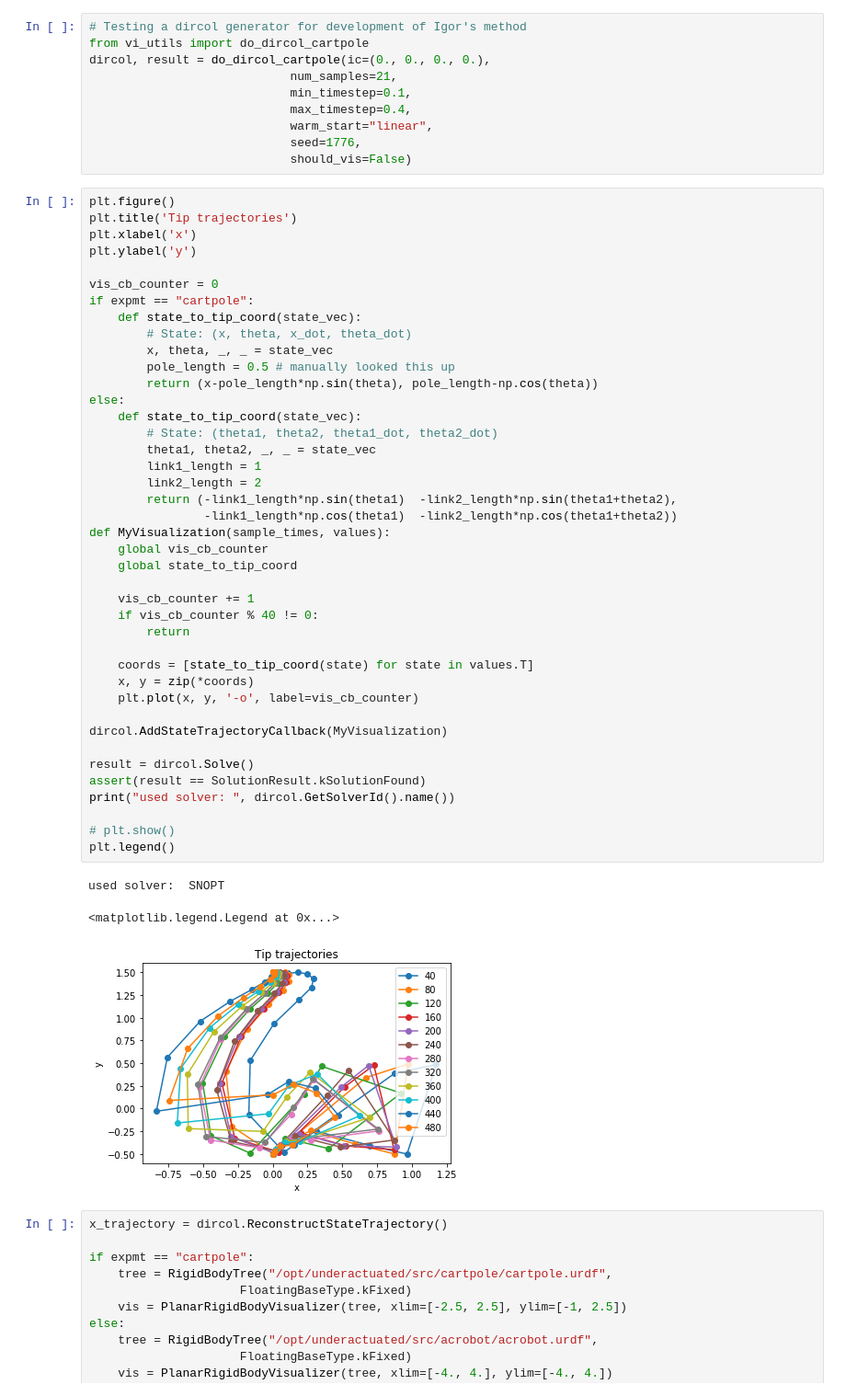
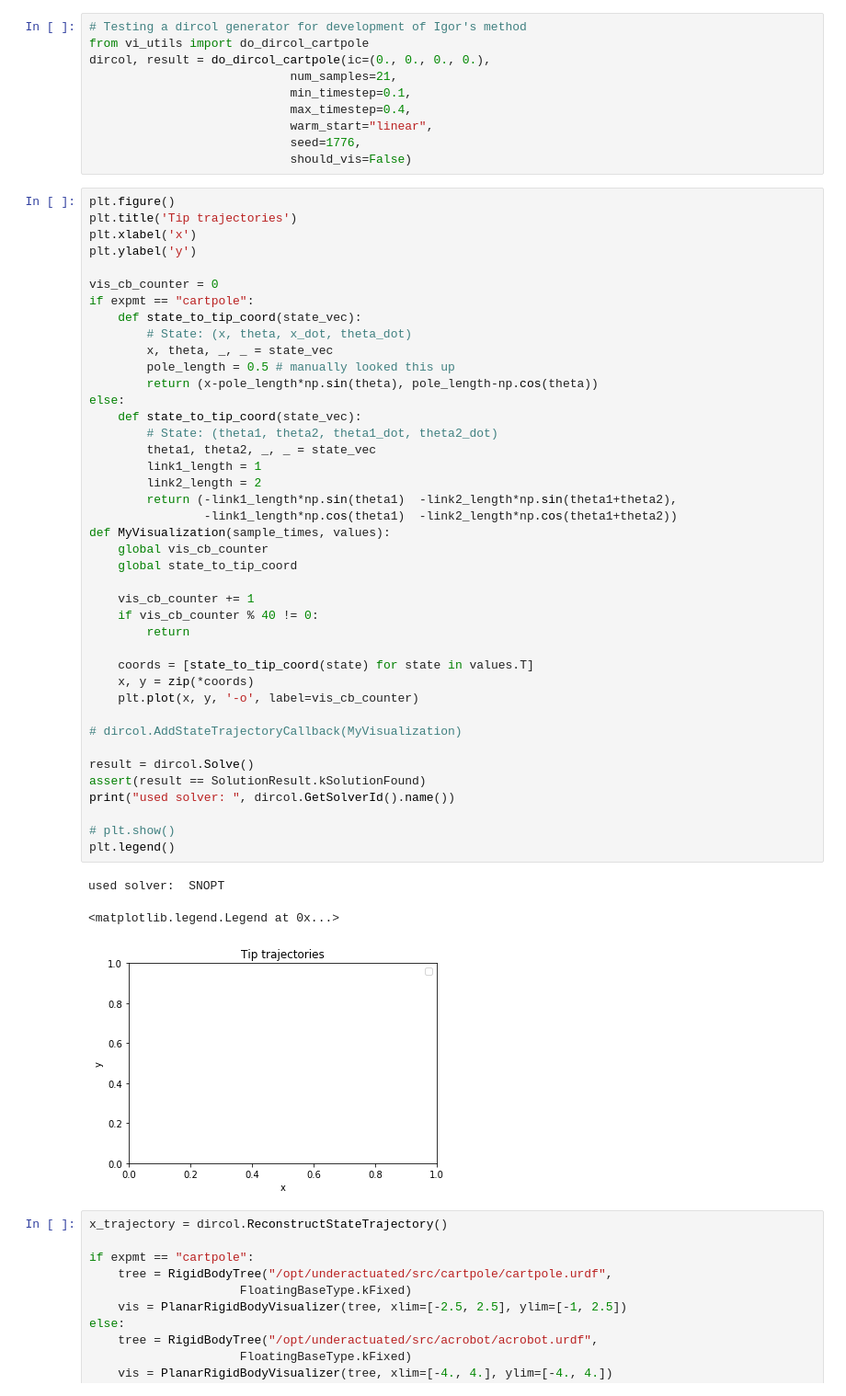
Before and after one commit to robert-verkuil/drake-pytorch, a Jupyter notebook: python/traj/Dircol Swingup - Unpackaged.ipynb, the cells around one changed output. Shown at 92% size. Saved outputs shown, nothing was run; the diff lists cells and outputs as text.

```diff
--- a/python/traj/Dircol Swingup - Unpackaged.ipynb
+++ b/python/traj/Dircol Swingup - Unpackaged.ipynb
@@ -110,35 +110,35 @@ if expmt == "cartpole":
 else:
     def state_to_tip_coord(state_vec):
         # State: (theta1, theta2, theta1_dot, theta2_dot)
         theta1, theta2, _, _ = state_vec
         link1_length = 1
         link2_length = 2
         return (-link1_length*np.sin(theta1)  -link2_length*np.sin(theta1+theta2),
                 -link1_length*np.cos(theta1)  -link2_length*np.cos(theta1+theta2))
 def MyVisualization(sample_times, values):
     global vis_cb_counter
     global state_to_tip_coord
 
     vis_cb_counter += 1
     if vis_cb_counter % 40 != 0:
         return
 
     coords = [state_to_tip_coord(state) for state in values.T]
     x, y = zip(*coords)
     plt.plot(x, y, '-o', label=vis_cb_counter)
 
-dircol.AddStateTrajectoryCallback(MyVisualization)
+# dircol.AddStateTrajectoryCallback(MyVisualization)
 
 result = dircol.Solve()
 assert(result == SolutionResult.kSolutionFound)
 print("used solver: ", dircol.GetSolverId().name())
 
 # plt.show()
 plt.legend()
 # %% [output]
 used solver:  SNOPT
 <matplotlib.legend.Legend at 0x...>
-[figure, old version]
+[figure, new version]
 # %%
 x_trajectory = dircol.ReconstructStateTrajectory()
 
```
Also changed, not shown: 8 other files.
